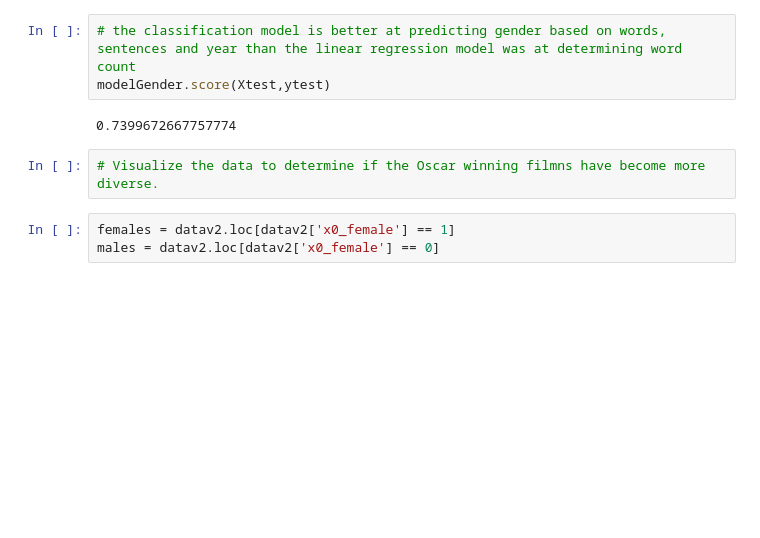
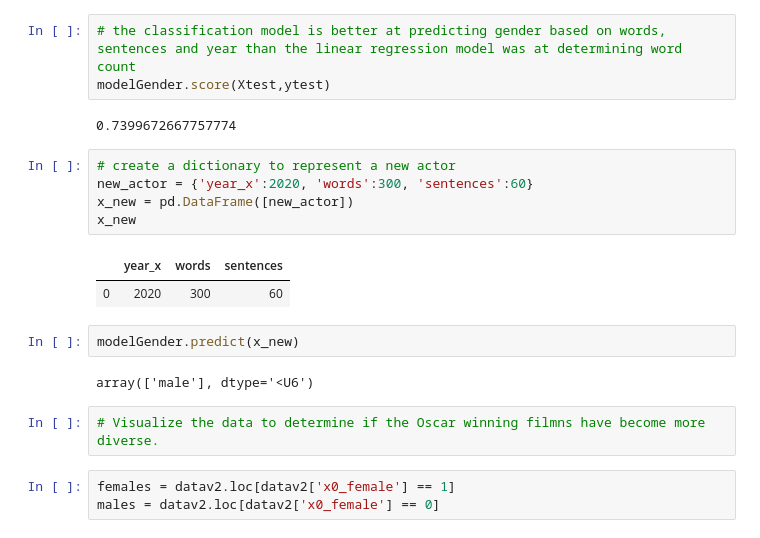
Before and after one commit to grothaek/Project, a Jupyter notebook: Project_Ponting.ipynb, the cells around one changed output. Cells and saved outputs as stored; diff of their text form; blank space fills up the shorter version.

```diff
--- a/Project_Ponting.ipynb
+++ b/Project_Ponting.ipynb
@@ -296,6 +295,18 @@ GaussianNB(priors=None, var_smoothing=1e-09)
 modelGender.score(Xtest,ytest)
 # %% [output]
 0.7399672667757774
+# %%
+# create a dictionary to represent a new actor
+new_actor = {'year_x':2020, 'words':300, 'sentences':60}
+x_new = pd.DataFrame([new_actor])
+x_new
+# %% [output]
+|  | year_x | words | sentences |
+| 0 | 2020 | 300 | 60 |
+# %%
+modelGender.predict(x_new)
+# %% [output]
+array(['male'], dtype='<U6')
 # %%
 # Visualize the data to determine if the Oscar winning filmns have become more diverse.
 # %%
```
Also changed, not shown: parts of 16 cells of this notebook.
